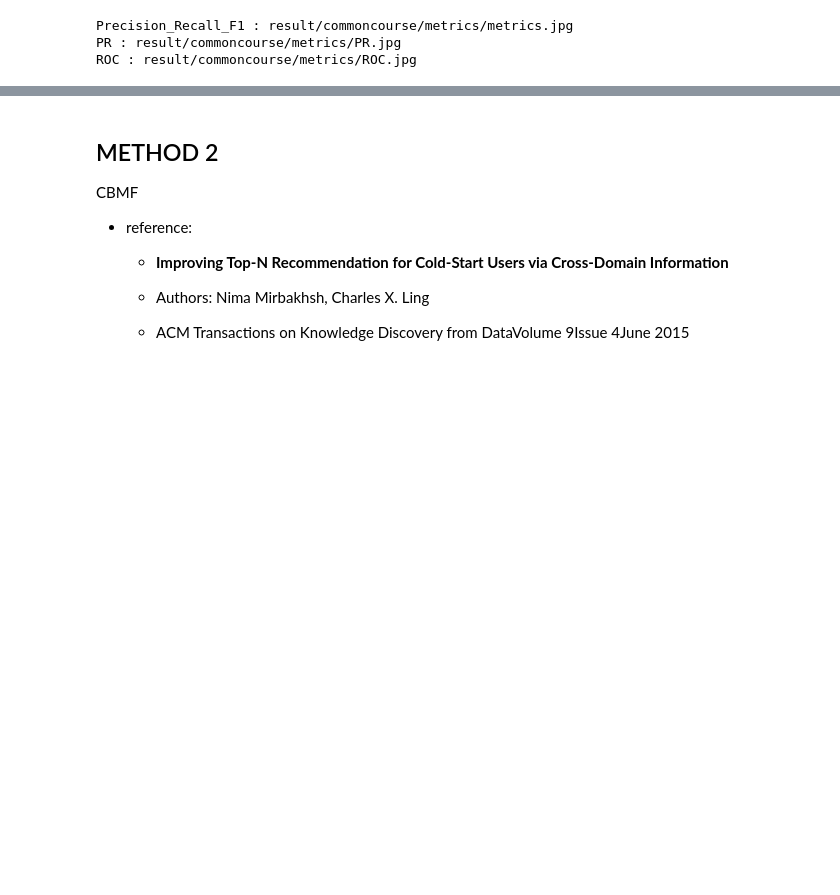
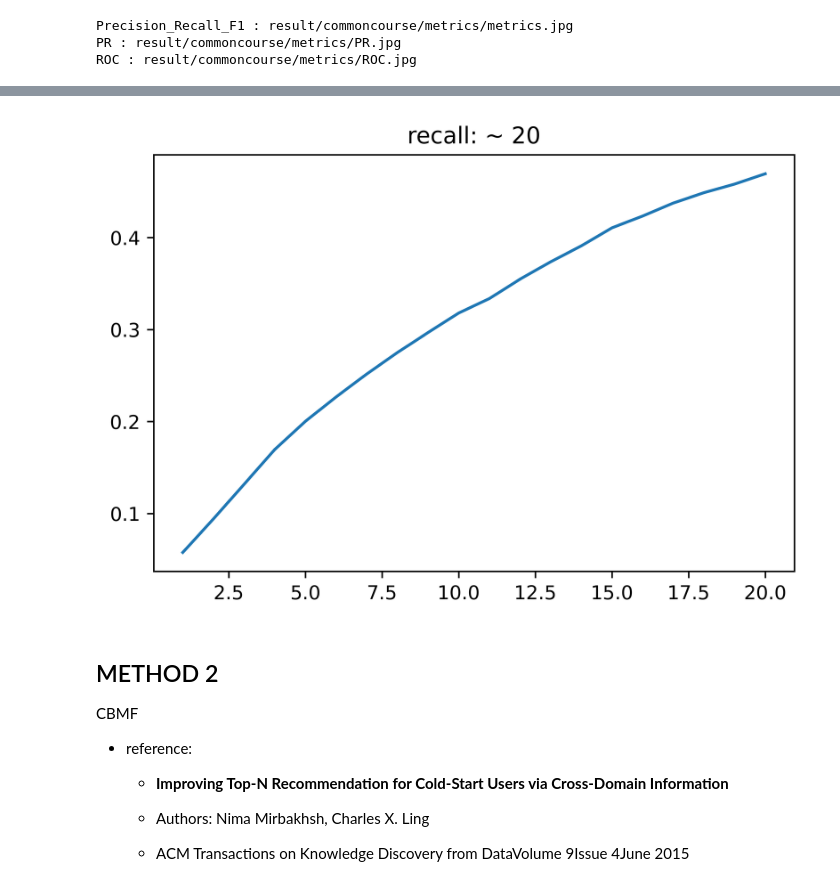
Before and after one commit to yls108u/Library_recommendation_system, a Jupyter notebook: recommendation.ipynb, the cells around one changed output, grey strips where cells are left out. Cells and saved outputs as stored; diff of their text form; code cells hidden in the pictures; blank space fills up the shorter version.

```diff
--- a/recommendation.ipynb
+++ b/recommendation.ipynb
@@ -110,3 +139,14 @@ ROC : result/commoncourse/metrics/ROC.jpg
+# %%
+plt.figure(dpi = 800)
+plt.plot(
+    list(e for e in range(1,topk+1)),
+    metrics['recall'][:topk]
+)
+plt.title(f"recall: ~ {topk}")
+plt.savefig(os.path.join(commoncourse_savepath, "metrics", "recall.jpg"))
+plt.show()
+# %% [output]
+[figure, added]
 # %% [markdown]
 ## METHOD 2
 
```
Also changed, not shown: parts of 79 cells of this notebook.
